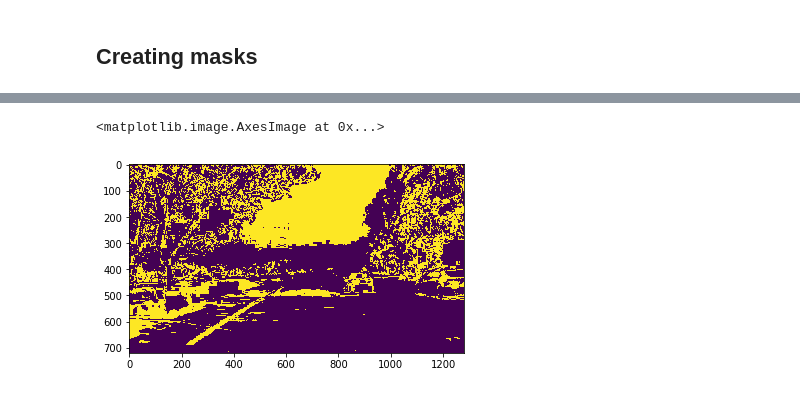
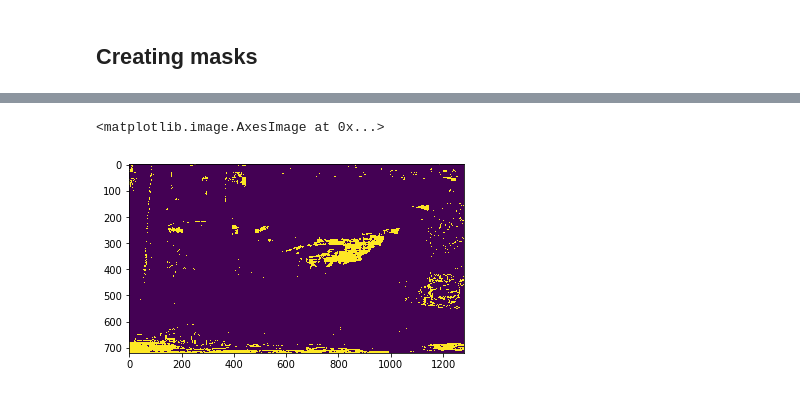
Before and after one commit to kanhua/CarND-Advanced-Lane-Lines, a Jupyter notebook: Analyze shadow.ipynb, the cells around one changed output, grey strips where cells are left out. Saved outputs shown, nothing was run; the diff lists cells and outputs as text; code cells hidden in the pictures.

```diff
--- a/Analyze shadow.ipynb
+++ b/Analyze shadow.ipynb
@@ -14,7 +14,8 @@ The autoreload extension is already loaded. To reload it, use:
 def to_rgb(image):
     return np.flip(image,axis=2)
 # %%
-difficult_image=cv2.imread("./test_images/shadow_1.jpg")
+#difficult_image=cv2.imread("./test_images/tunnel_1.jpg")
+difficult_image=cv2.imread("./image_dump/adj_tunnel_1.jpg")
 plt.imshow(np.flip(difficult_image,axis=2))
 # %% [output]
 <matplotlib.image.AxesImage at 0x...>
@@ -134,6 +136,6 @@ plt.imshow(s_binary_1)
 # %%
-s_binary_2=hls_select(difficult_image,thresh=(90,255),channel=2)
+s_binary_2=hls_select(difficult_image,thresh=(140,255),channel=2)
 plt.imshow(s_binary_2)
 # %% [output]
 <matplotlib.image.AxesImage at 0x...>
-[figure, old version]
+[figure, new version]
```
Also changed, not shown: parts of 44 cells of this notebook, 7 other files.
